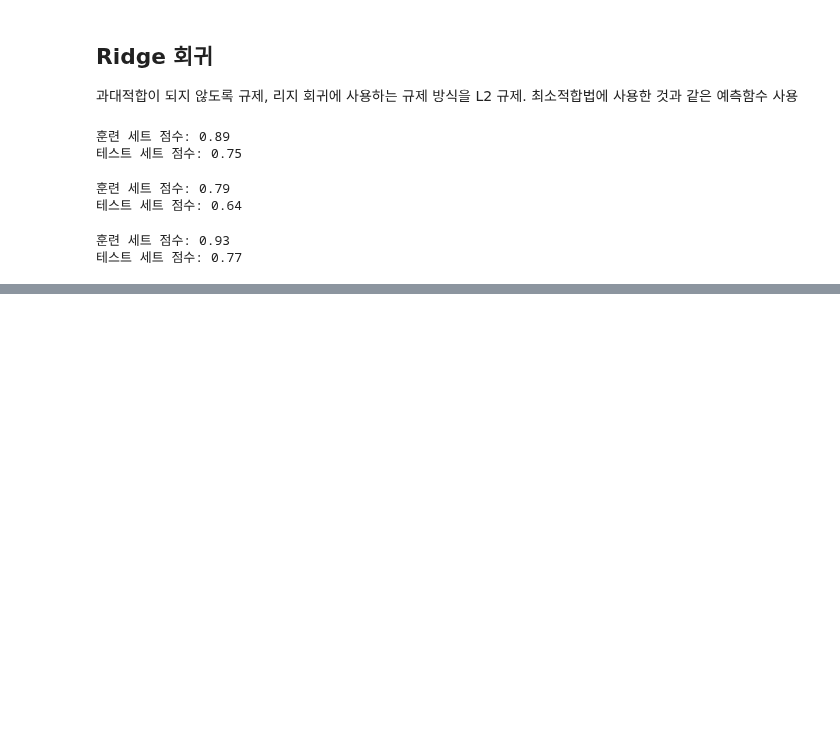
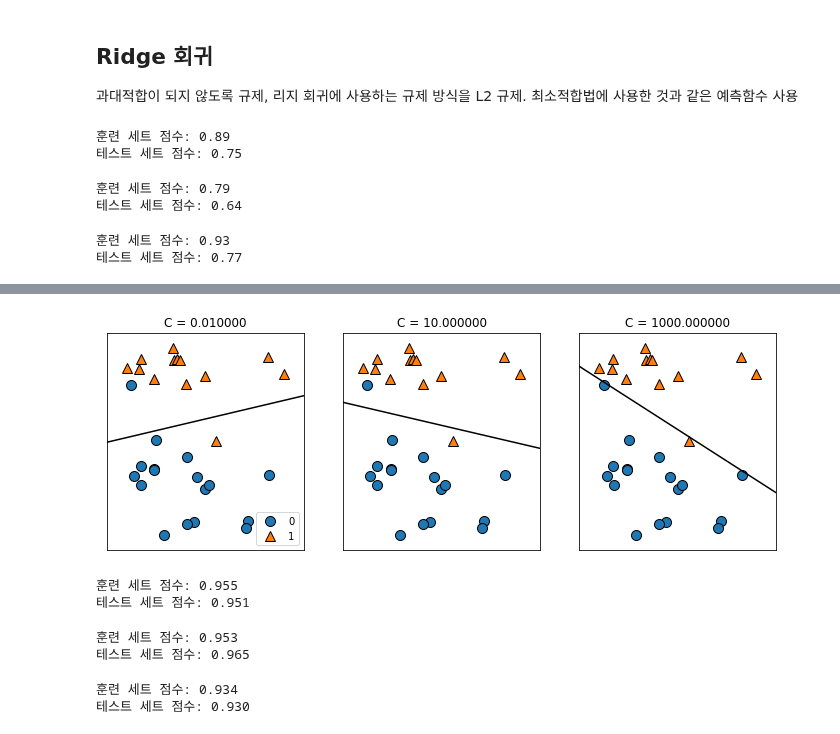
Before and after one commit to 201ssc/python_test1, a Jupyter notebook: python_ml_3.ipynb, the cells around one changed output, grey strips where cells are left out. Cells and saved outputs as stored; diff of their text form; code cells hidden in the pictures; blank space fills up the shorter version.

```diff
--- a/python_ml_3.ipynb
+++ b/python_ml_3.ipynb
@@ -394,0 +519,39 @@ plt.legend()
+# %%
+mglearn.plots.plot_linear_svc_regularization()
+# c값이 높아지면 규제 감소
+# %% [output]
+[figure, added]
+# %%
+# 유방암 데이터셋을 사용해서, LogisticRegression을 좀 더 자세히 분석해보자
+
+from sklearn.datasets import load_breast_cancer
+
+cancer = load_breast_cancer()
+X_train, X_test, y_train, y_test = train_test_split(
+  cancer.data, cancer.target, stratify=cancer.target, random_state=42)
+logreg = LogisticRegression().fit(X_train, y_train)
+print("훈련 세트 점수: {:.3f}".format(logreg.score(X_train, y_train)))
+print("테스트 세트 점수: {:.3f}".format(logreg.score(X_test, y_test)))
+# %% [output]
+훈련 세트 점수: 0.955
+테스트 세트 점수: 0.951
+# %%
+# 높은 테스트 결과지만 훈련 세트와 테스트 세트의 성능이 매우 비슷하므로 과소적합일 수 있다.
+logreg100 = LogisticRegression(C=100).fit(X_train, y_train)
+print("훈련 세트 점수: {:.3f}".format(logreg100.score(X_train, y_train)))
+print("테스트 세트 점수: {:.3f}".format(logreg100.score(X_test, y_test)))
+
+# C=100 테스트 세트의 정확도가 증가햐였다.
+# 복잡도가 높은 모델일수록 규제 감소가 성능좋은 영향을 준다는 것을 의미한다.
+# %% [output]
+훈련 세트 점수: 0.953
+테스트 세트 점수: 0.965
+# %%
+# 규제를 강하게 할 경우 / c를 낮출 경우
+
+logreg001 = LogisticRegression(C=0.01).fit(X_train, y_train)
+print("훈련 세트 점수: {:.3f}".format(logreg001.score(X_train, y_train)))
+print("테스트 세트 점수: {:.3f}".format(logreg001.score(X_test, y_test)))
+# %% [output]
+훈련 세트 점수: 0.934
+테스트 세트 점수: 0.930
```
Also changed, not shown: parts of 25 cells of this notebook.
